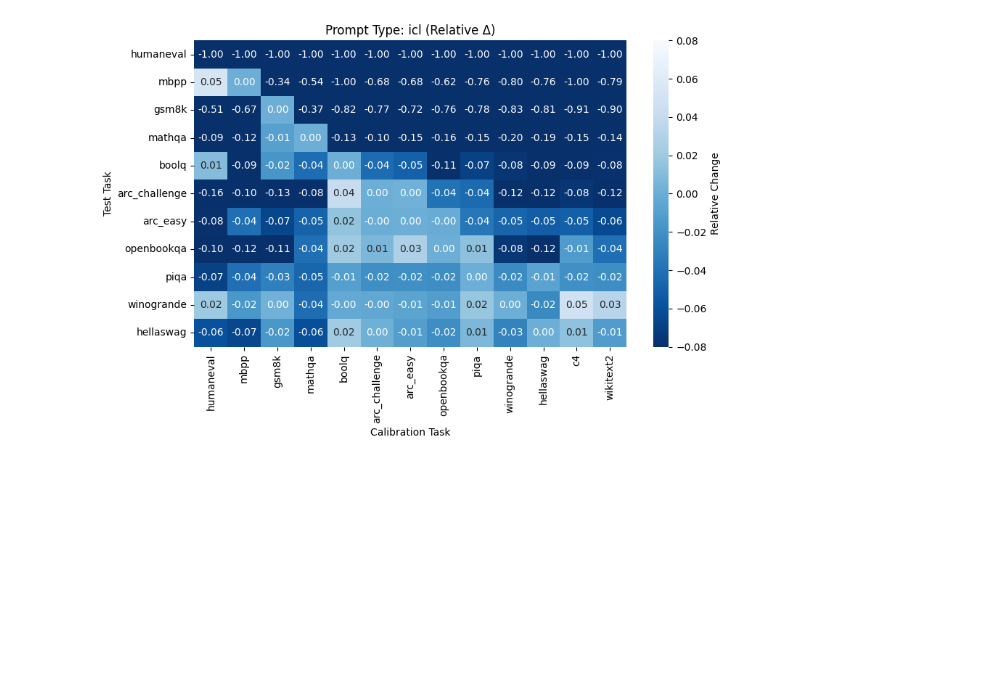
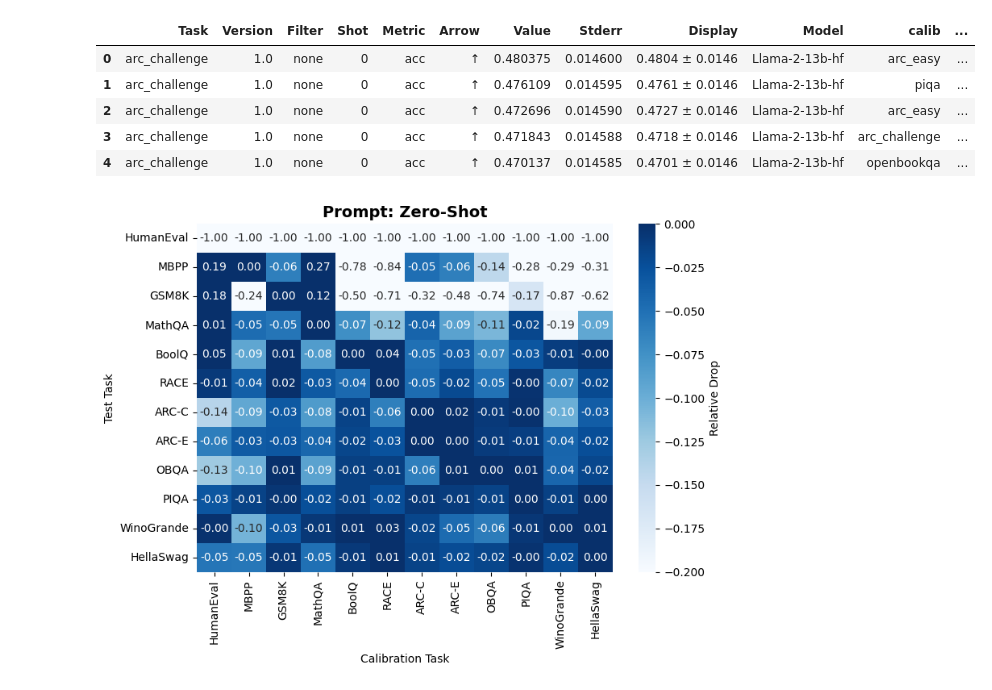
Before and after one commit to IAAR-Shanghai/SEAP, a Jupyter notebook: notebook/0_analysis.ipynb, the cells around one changed output. Drawn from its saved outputs; the diff is of its cells as text; code cells hidden in the pictures; blank space fills up the shorter version.

```diff
--- a/notebook/0_analysis.ipynb
+++ b/notebook/0_analysis.ipynb
@@ -278,4 +0,0 @@ def plot_prompt_heatmap(
-# %%
-plot_prompt_heatmap(df_all, prompt_type="icl", model_name="Llama-2-7b-hf")    # 标准化后热力图
-# %% [output]
-[figure, removed]
@@ -281,0 +26,14 @@ plot_prompt_heatmap(df_all, prompt_type="icl", model_name="Llama-2-7b-hf")    #
+# %%
+df_eval.head()
+# %% [output]
+|  | Task | Version | Filter | Shot | Metric | Arrow | Value | Stderr | Display | Model | calib | ... |
+| 0 | arc_challenge | 1.0 | none | 0 | acc | ↑ | 0.480375 | 0.014600 | 0.4804 ± 0.0146 | Llama-2-13b-hf | arc_easy | ... |
+| 1 | arc_challenge | 1.0 | none | 0 | acc | ↑ | 0.476109 | 0.014595 | 0.4761 ± 0.0146 | Llama-2-13b-hf | piqa | ... |
+| 2 | arc_challenge | 1.0 | none | 0 | acc | ↑ | 0.472696 | 0.014590 | 0.4727 ± 0.0146 | Llama-2-13b-hf | arc_easy | ... |
+| 3 | arc_challenge | 1.0 | none | 0 | acc | ↑ | 0.471843 | 0.014588 | 0.4718 ± 0.0146 | Llama-2-13b-hf | arc_challenge | ... |
+| 4 | arc_challenge | 1.0 | none | 0 | acc | ↑ | 0.470137 | 0.014585 | 0.4701 ± 0.0146 | Llama-2-13b-hf | openbookqa | ... |
+# %%
+# 基于自身对角线（即 Task == calib）作为 baseline
+plot_prompt_heatmap(df_eval, prompt_type="zero_shot", model_name="Llama-2-13b-hf", normalize_mode="self")
+# %% [output]
+[figure, added]
```
Also changed, not shown: parts of 16 cells of this notebook, 32 other files.
